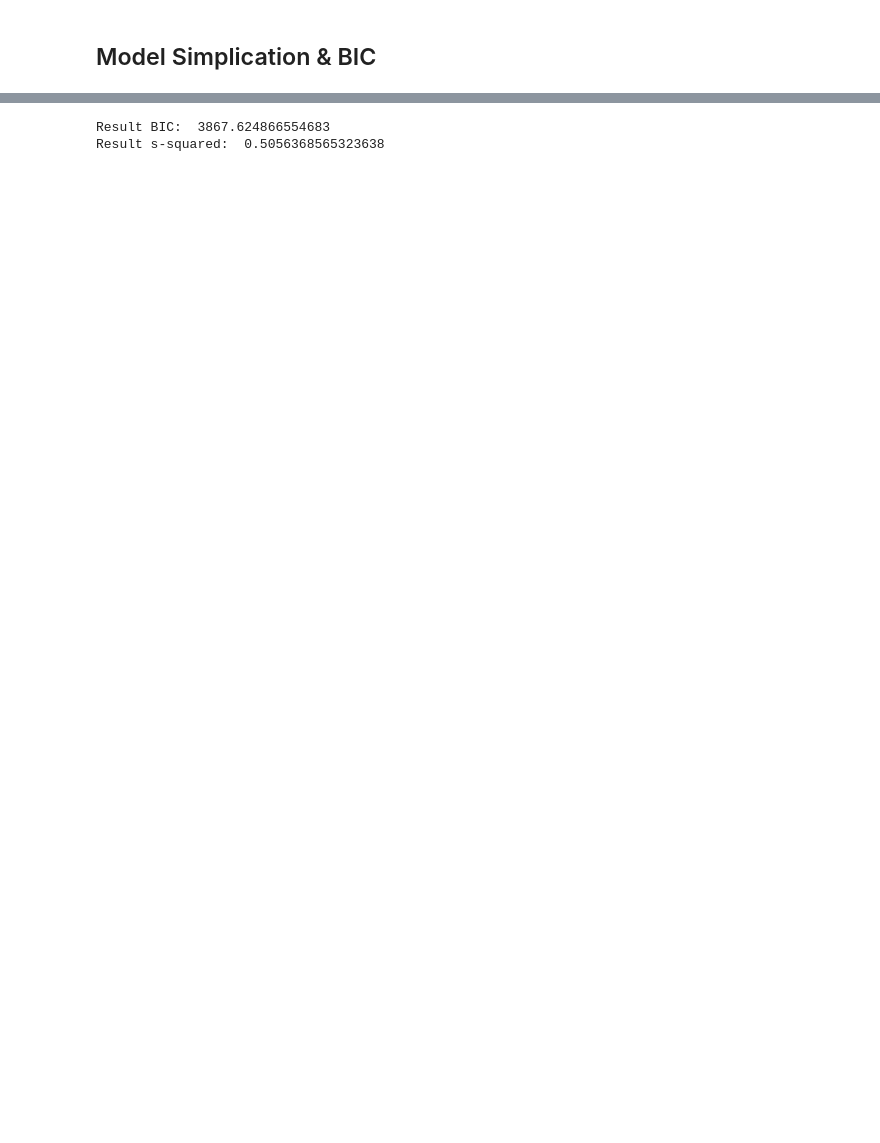
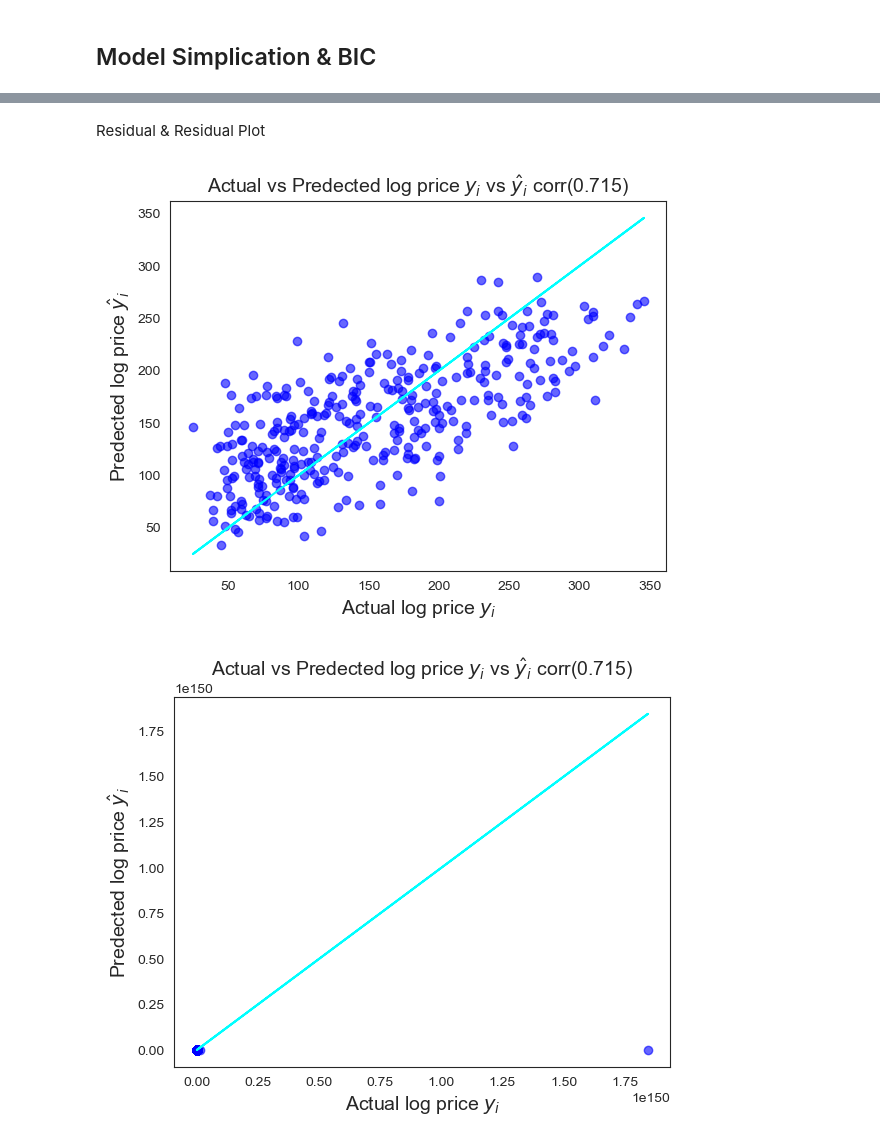
Before and after one commit to RasoulAskari/MLProject, a Jupyter notebook: Multiveriate Regression.ipynb, the cells around one changed output, grey strips where cells are left out. Saved outputs shown, nothing was run; the diff lists cells and outputs as text; code cells hidden in the pictures; blank space fills up the shorter version.

```diff
--- a/Multiveriate Regression.ipynb
+++ b/Multiveriate Regression.ipynb
@@ -484,13 +485,56 @@ Result s-squared:  0.5122948233206475
-# %%
-X_incl_const = sm.add_constant(X_train)
-X_inc_const = X_inc_const.drop([ 's1', 's2'], axis=1)
-
-model = sm.OLS(y_train, X_inc_const)
-results = model.fit()
-coef_minus_index = pd.DataFrame({'coef': results.params, 'p-values': round(results.pvalues, 3 )})
-
-print('Result BIC: ', results.bic)
-print("Result s-squared: ", results.rsquared)
-# %% [output]
-Result BIC:  3867.624866554683
-Result s-squared:  0.5056368565323638
+# %% [markdown]
+Residual & Residual Plot
+# %%
+measures = data['measure']
+feature = data.drop(['measure', 'age', 's3', 's6'], axis=1)
+
+X_train, X_test, y_train, y_test = train_test_split(feature, measures, test_size=0.2, random_state=10)
+
+
+x_incl_const = sm.add_constant(X_train)
+model = sm.OLS(y_train, x_incl_const)
+results = model.fit()
+
+
+
+residuals = y_train - results.fittedvalues
+
+residuals.describe()
+correlation = y_train.corr(results.fittedvalues)
+
+plt.scatter(x=y_train, y=results.fittedvalues, color='blue', alpha=0.6)
+plt.xlabel("Actual log price $ y _i$", fontsize=14)
+plt.ylabel("Predected log price $ \hat y _i$", fontsize=14)
+plt.title(f"Actual vs Predected log price $y _i$ vs $ \hat y _i$ corr({round(correlation, 3)}) ", fontsize=14)
+plt.plot(y_train, y_train, color='cyan')
+plt.show()
+
+correlation = y_train.corr(results.fittedvalues)
+
+plt.scatter(x=np.e ** y_train, y=np.e ** results.fittedvalues, color='blue', alpha=0.6)
+plt.xlabel("Actual log price $ y _i$", fontsize=14)
+plt.ylabel("Predected log price $ \hat y _i$", fontsize=14)
+plt.title(f"Actual vs Predected log price $y _i$ vs $ \hat y _i$ corr({round(correlation, 3)}) ", fontsize=14)
+plt.plot(np.e ** y_train, np.e ** y_train, color='cyan')
+plt.show()
+
+correlation = y_train.corr(results.fittedvalues)
+
+plt.scatter(x=results.fittedvalues , y= results.resid, color='blue', alpha=0.6)
+plt.ylabel("Residual", fontsize=14)
+plt.xlabel("Predected log price $ \hat y _i$", fontsize=14)
+plt.title(f"Actual vs Predected log price $y _i$ vs $ \hat y _i$ corr({round(correlation, 3)}) ", fontsize=14)
+plt.show()
+
+resid_mean = round(results.resid.mean())
+resid_skew = round(results.resid.skew())
+
+
+
+sns.histplot(data=results.resid, kde=True)
+plt.title(f"Log price Model: Residual skew({resid_skew}) Mean({resid_mean})")
+
+plt.show()
+# %% [output]
+[figure, added]
+[figure, added]
```
Also changed, not shown: parts of 14 cells of this notebook.
